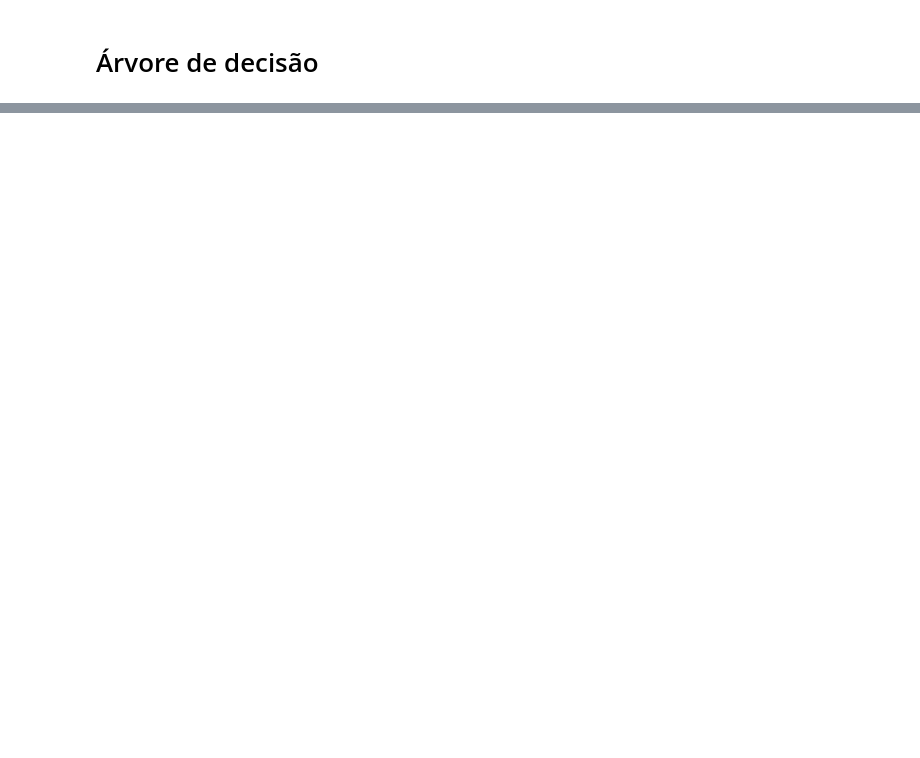
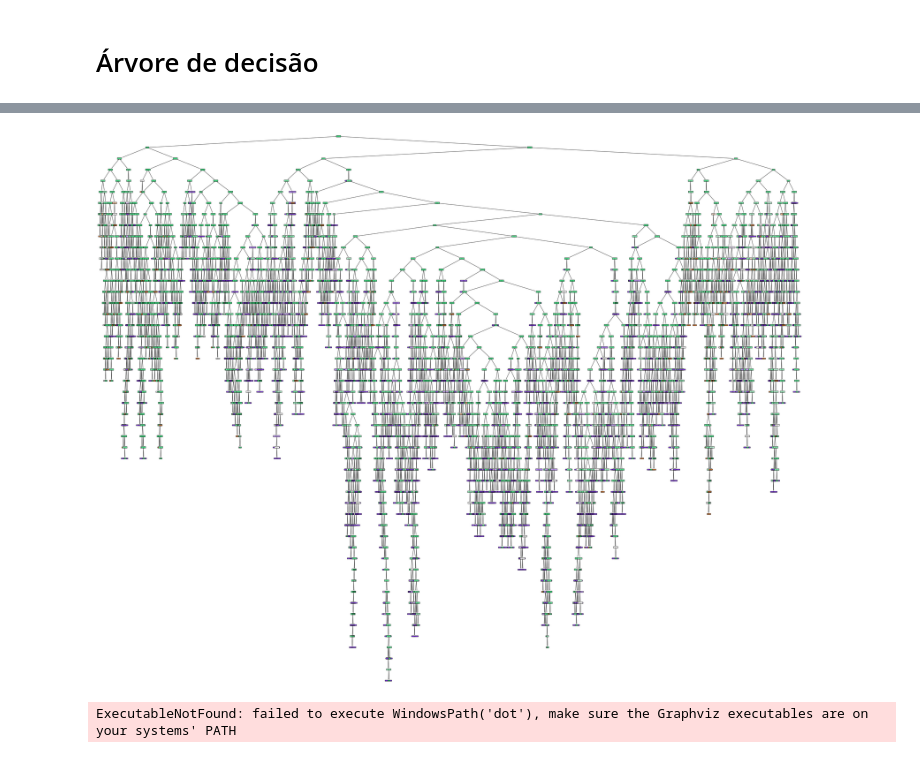
Before and after one commit to AllysonAbreu/dw_contas_publicas_2022, a Jupyter notebook: TCC2/dados/arvores_decisao.ipynb, the cells around one changed output, grey strips where cells are left out. Drawn from its saved outputs; the diff is of its cells as text; code cells hidden in the pictures; blank space fills up the shorter version.

Commit message:
decision tree

```diff
--- a/TCC2/dados/arvores_decisao.ipynb
+++ b/TCC2/dados/arvores_decisao.ipynb
@@ -31,0 +100,2 @@ dados_despesas.head()
+# %%
+df_sem_outliers = dados_receitas[(dados_receitas['VALOR_ARRECADADO'] >= limite_inferior) & (dados_receitas['VALOR_ARRECADADO'] <= limite_superior)]
@@ -31,0 +134,28 @@ dados_despesas.head()
+# %%
+# Definir as features (recursos) e o alvo (target)
+X = ['ANO', 'VALOR_ARRECADADO']
+y = 'FONTE_DADOS'
+
+# Dividir os dados em conjunto de treinamento e teste
+X_train, X_test, y_train, y_test = train_test_split(df_amostrado[X], df_amostrado[y], test_size=0.2, random_state=42)
+
+# Criar o classificador de árvore de decisão
+clf = DecisionTreeClassifier()
+
+# Treinar o classificador com os dados de treinamento
+clf.fit(X_train, y_train)
+
+# Fazer previsões com os dados de teste
+y_pred = clf.predict(X_test)
+
+# Obter o número de nós da árvore
+num_nodes = clf.tree_.node_count
+print(f"Tamanho da árvore: {num_nodes} nós.")
+
+# Avaliar a acurácia do modelo
+accuracy = accuracy_score(y_test, y_pred)
+print(f'Acurácia: {accuracy:.2f}%')
+
+# Exibir o relatório de classificação
+report = classification_report(y_test, y_pred)
+print('Relatório de Classificação:\n', report)
@@ -31,0 +175,26 @@ dados_despesas.head()
+# %%
+from sklearn.tree import plot_tree
+import matplotlib.pyplot as plt
+
+plt.figure(figsize=(50,40))  # Ajuste o tamanho conforme necessário
+
+# Converta o Index para uma lista de nomes de colunas
+feature_names = list(df_amostrado[X].columns)
+
+# Converta os valores únicos de y para uma lista
+class_names = list(df_amostrado[y].unique())
+
+plot_tree(clf, feature_names=feature_names, class_names=class_names, filled=True, rounded=True)
+plt.show()
+# %% [output]
+[figure, added]
+# %%
+dot_data = tree.export_graphviz(clf, out_file=None,
+                                feature_names=df_amostrado[X].columns,
+                                class_names=df_amostrado[y].unique(),
+                                filled=True, rounded=True,
+                                special_characters=True)
+graph = gv.Source(dot_data)
+graph.render("arvore_decisao_fonte_dados")
+# %% [output]
+ExecutableNotFound: failed to execute WindowsPath('dot'), make sure the Graphviz executables are on your systems' PATH
```
Also changed, not shown: parts of 16 cells of this notebook, 1 other file.
